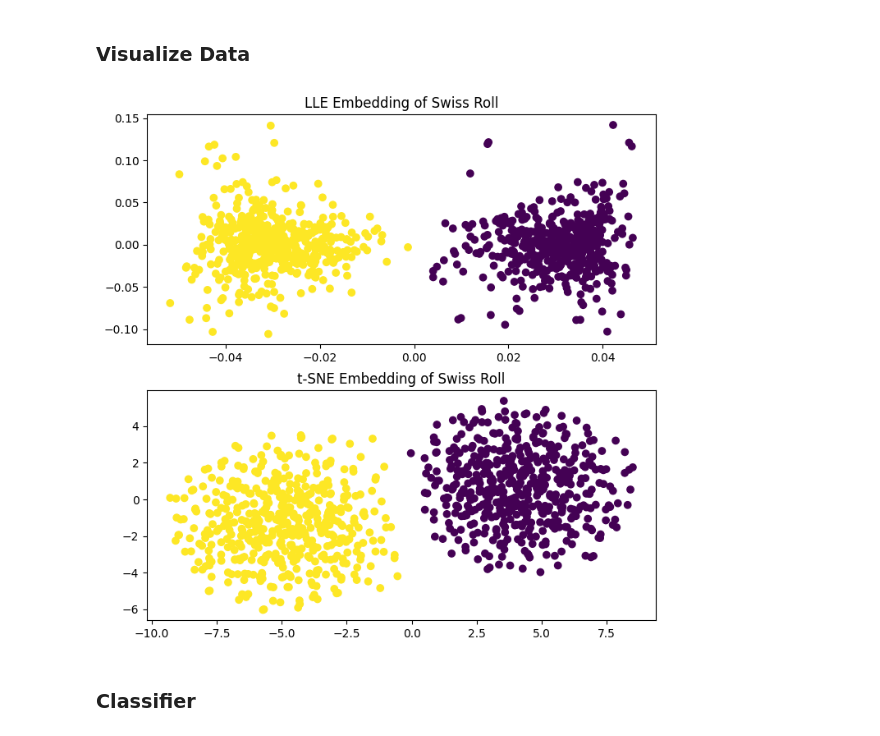
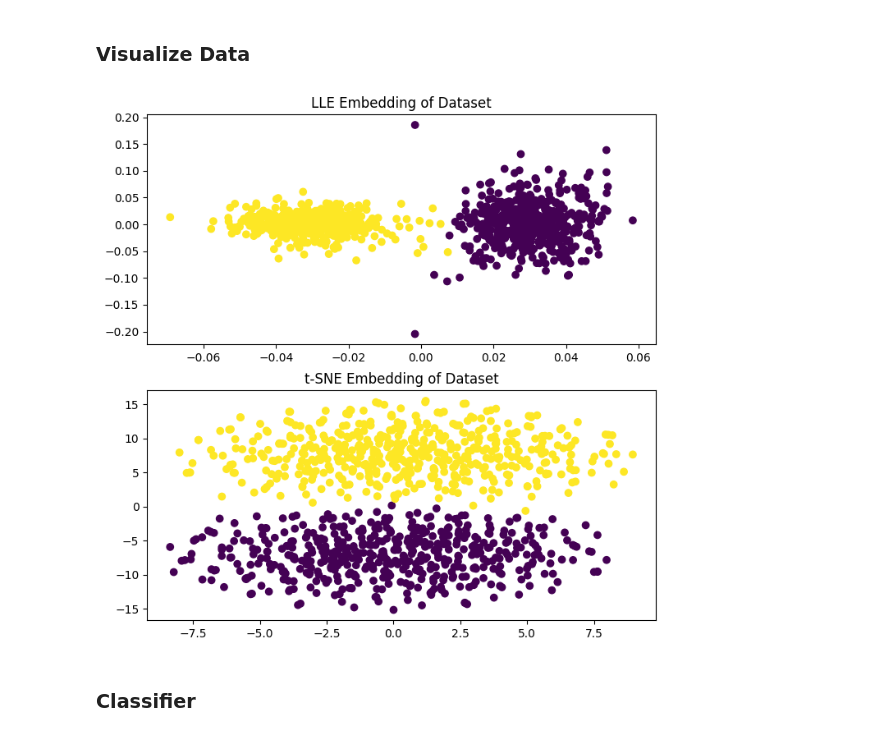
Before and after one commit to Dylan-Johnson/IntrinsicEstimation, a Jupyter notebook: Dataset 1 Tinkering.ipynb, the cells around one changed output. Saved outputs shown, nothing was run; the diff lists cells and outputs as text; code cells hidden in the pictures.

```diff
--- a/Dataset 1 Tinkering.ipynb
+++ b/Dataset 1 Tinkering.ipynb
@@ -61,21 +61,23 @@ for i, d in enumerate([data_0, data_1]):
 # %% [markdown]
 ### Visualize Data ###
 # %%
+n_neighbors = round(math.sqrt(len(data_tuples)))
+
 sr_lle, sr_err = manifold.locally_linear_embedding(
-    data, n_neighbors=12, n_components=2
+    data, n_neighbors=n_neighbors, n_components=2
 )
 
-sr_tsne = manifold.TSNE(n_components=2, perplexity=40, random_state=0).fit_transform(
+sr_tsne = manifold.TSNE(n_components=2, perplexity=n_neighbors, random_state=0).fit_transform(
     data
 )
 
 fig, axs = plt.subplots(figsize=(8, 8), nrows=2)
 axs[0].scatter(sr_lle[:, 0], sr_lle[:, 1], c=labels)
-axs[0].set_title("LLE Embedding of Swiss Roll")
+axs[0].set_title("LLE Embedding of Dataset")
 axs[1].scatter(sr_tsne[:, 0], sr_tsne[:, 1], c=labels)
-_ = axs[1].set_title("t-SNE Embedding of Swiss Roll")
+_ = axs[1].set_title("t-SNE Embedding of Dataset")
 # %% [output]
-[figure, old version]
+[figure, new version]
 # %% [markdown]
 ### Classifier ###
 # %%
```
Also changed, not shown: parts of 5 cells of this notebook, 2 other files.
